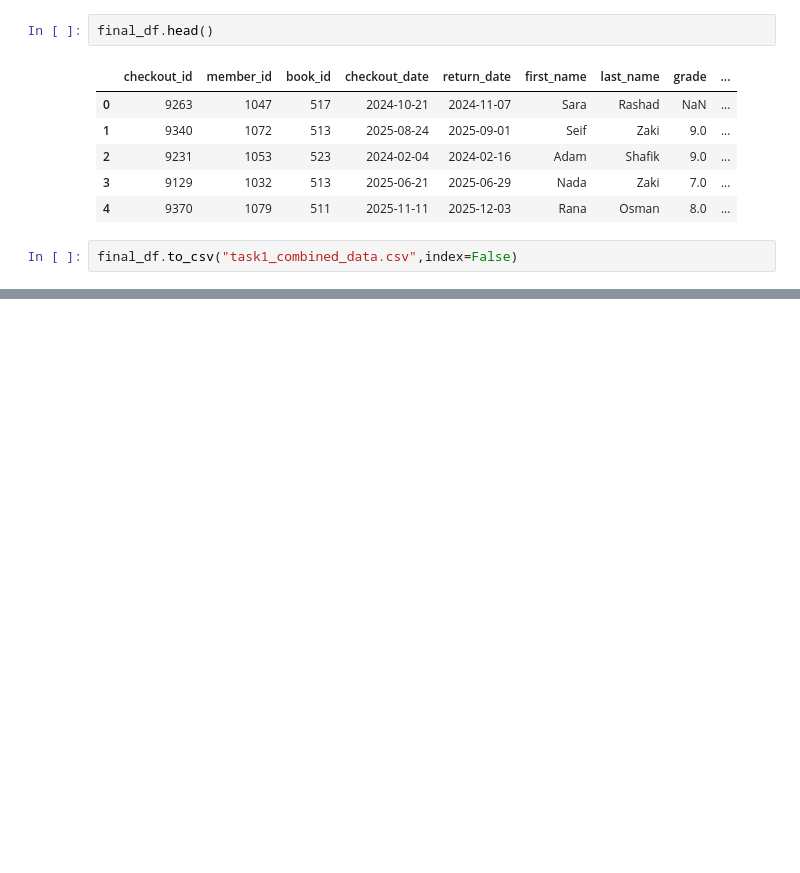
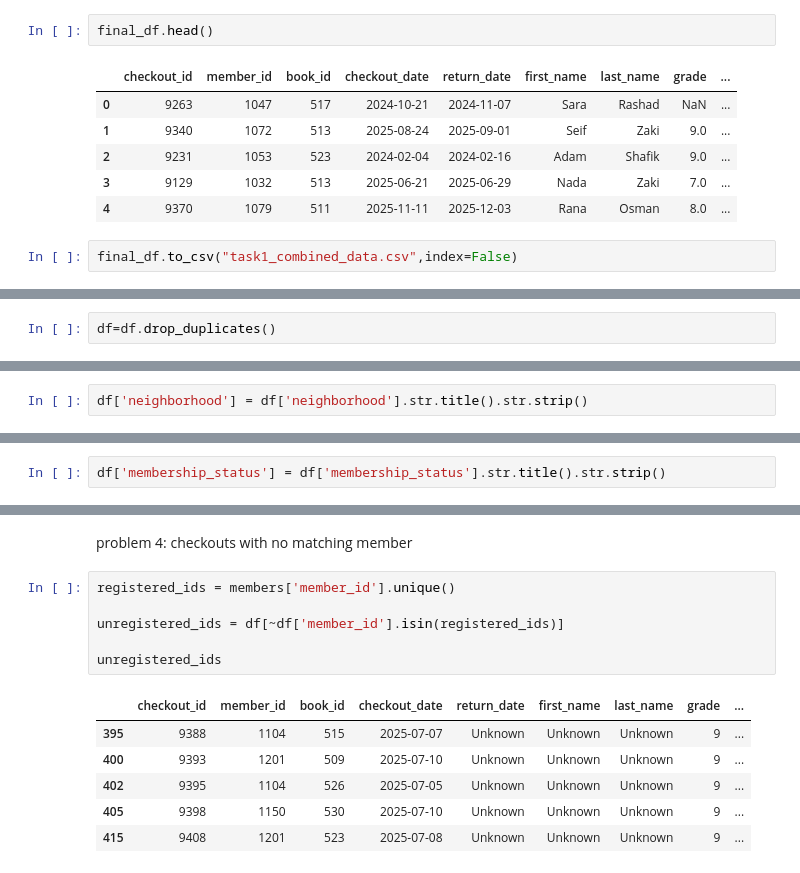
Before and after one commit to asmaarashed/31110230104504_Library, a Jupyter notebook: 31110230104504_Library .ipynb, the cells around one changed output, grey strips where cells are left out. Cells and saved outputs as stored; diff of their text form; blank space fills up the shorter version.

```diff
--- a/31110230104504_Library .ipynb
+++ b/31110230104504_Library .ipynb
@@ -255,0 +368,2 @@ final_df.to_csv("task1_combined_data.csv",index=False)
+# %%
+df=df.drop_duplicates()
@@ -255,0 +392,2 @@ final_df.to_csv("task1_combined_data.csv",index=False)
+# %%
+df['neighborhood'] = df['neighborhood'].str.title().str.strip()
@@ -255,0 +417,2 @@ final_df.to_csv("task1_combined_data.csv",index=False)
+# %%
+df['membership_status'] = df['membership_status'].str.title().str.strip()
@@ -255,0 +428,15 @@ final_df.to_csv("task1_combined_data.csv",index=False)
+# %% [markdown]
+problem 4: checkouts with no matching member
+# %%
+registered_ids = members['member_id'].unique()
+
+unregistered_ids = df[~df['member_id'].isin(registered_ids)]
+
+unregistered_ids
+# %% [output]
+|  | checkout_id | member_id | book_id | checkout_date | return_date | first_name | last_name | grade | ... |
+| 395 | 9388 | 1104 | 515 | 2025-07-07 | Unknown | Unknown | Unknown | 9 | ... |
+| 400 | 9393 | 1201 | 509 | 2025-07-10 | Unknown | Unknown | Unknown | 9 | ... |
+| 402 | 9395 | 1104 | 526 | 2025-07-05 | Unknown | Unknown | Unknown | 9 | ... |
+| 405 | 9398 | 1150 | 530 | 2025-07-10 | Unknown | Unknown | Unknown | 9 | ... |
+| 415 | 9408 | 1201 | 523 | 2025-07-08 | Unknown | Unknown | Unknown | 9 | ... |
```
Also changed, not shown: parts of 30 cells of this notebook, 1 other file.
